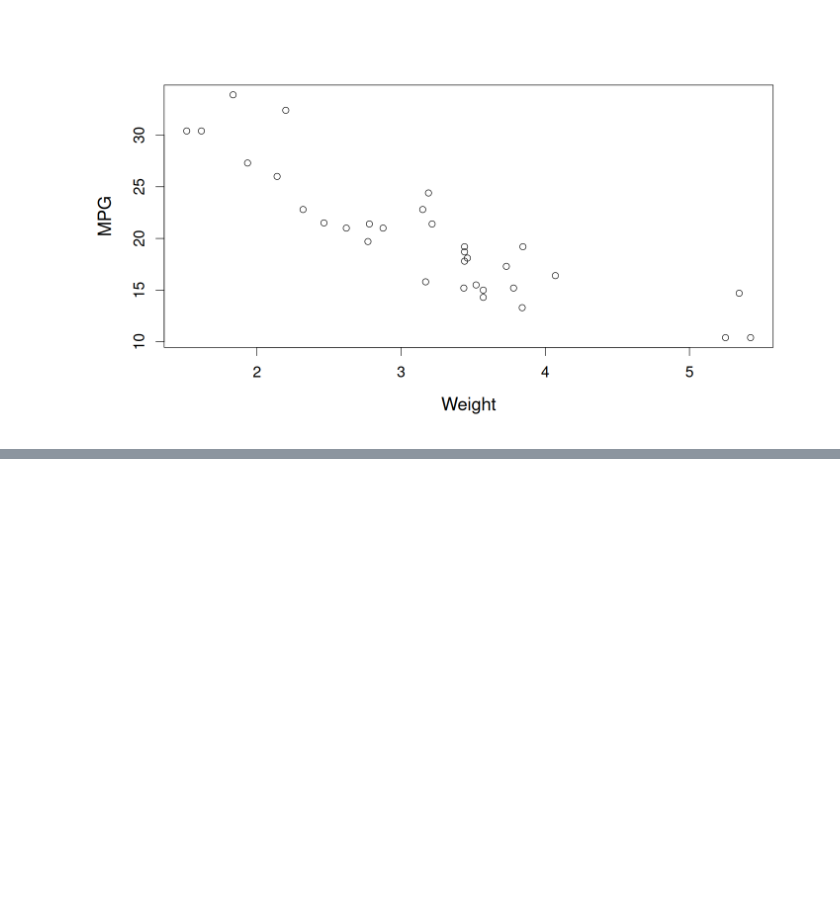
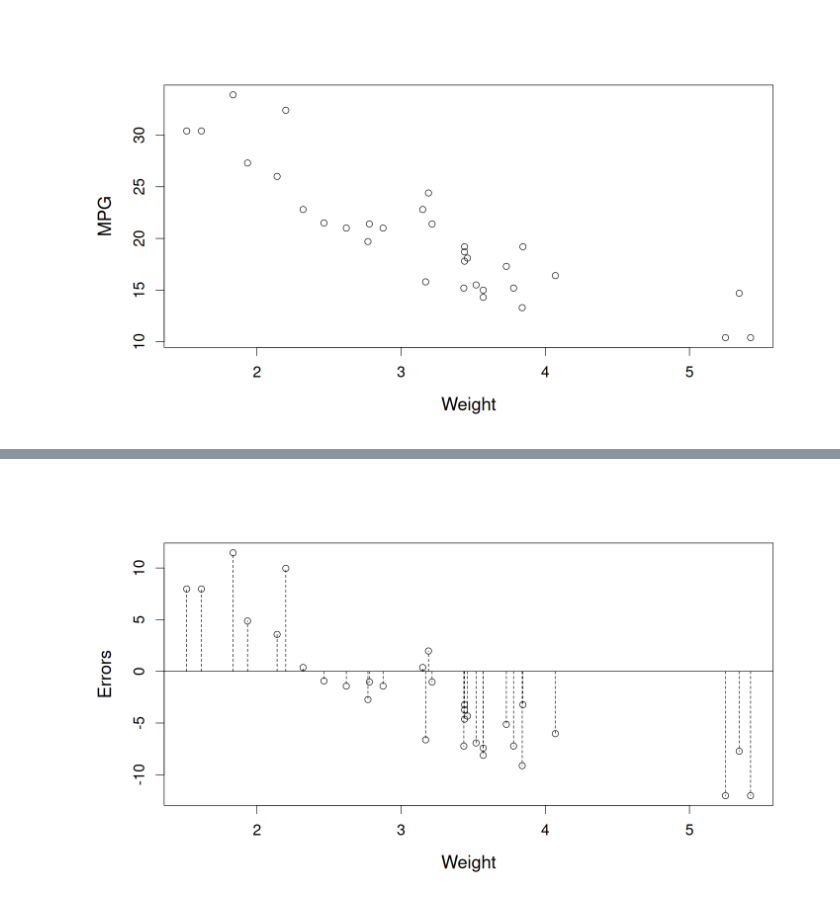
Before and after one commit to PCHN63101-Advanced-Data-Skills/Simple-Multiple-Regression, a Jupyter notebook: 1.straight-line.ipynb, the cells around one changed output, grey strips where cells are left out. Saved outputs shown, nothing was run; the diff lists cells and outputs as text; code cells hidden in the pictures; blank space fills up the shorter version.

```diff
--- a/1.straight-line.ipynb
+++ b/1.straight-line.ipynb
@@ -47,0 +82,17 @@ Given the information above, knowing the $y$-value of a line only depends upon 3
+# %%
+par(cex.lab=1.3, cex.axis=1.1, cex=1.4)   # plot scaling
+b   <- 37.2851                            # intercept
+m   <- -5.3445                            # slope
+err <-  mtcars$mpg - (m*mtcars$wt[i] + b) # errors
+
+plot(x=mtcars$wt, y=err, xlab="Weight", ylab="Errors")
+abline(h=0)
+for (i in 1:length(mtcars$mpg)){
+    x.start <- mtcars$wt[i]
+    x.end   <- mtcars$wt[i]
+    y.start <- 0
+    y.end   <- err[i]
+    lines(x=c(x.start,x.end), y=c(y.start,y.end), lty=2)
+}
+# %% [output]
+[figure, added]
```
Also changed, not shown: parts of 10 cells of this notebook, 13 other files.
